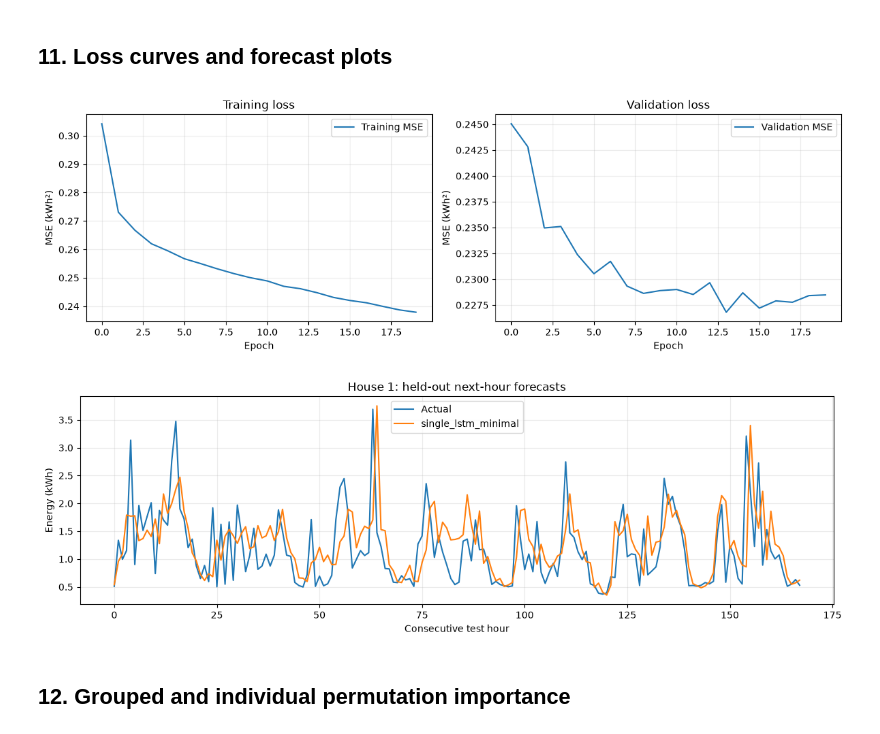
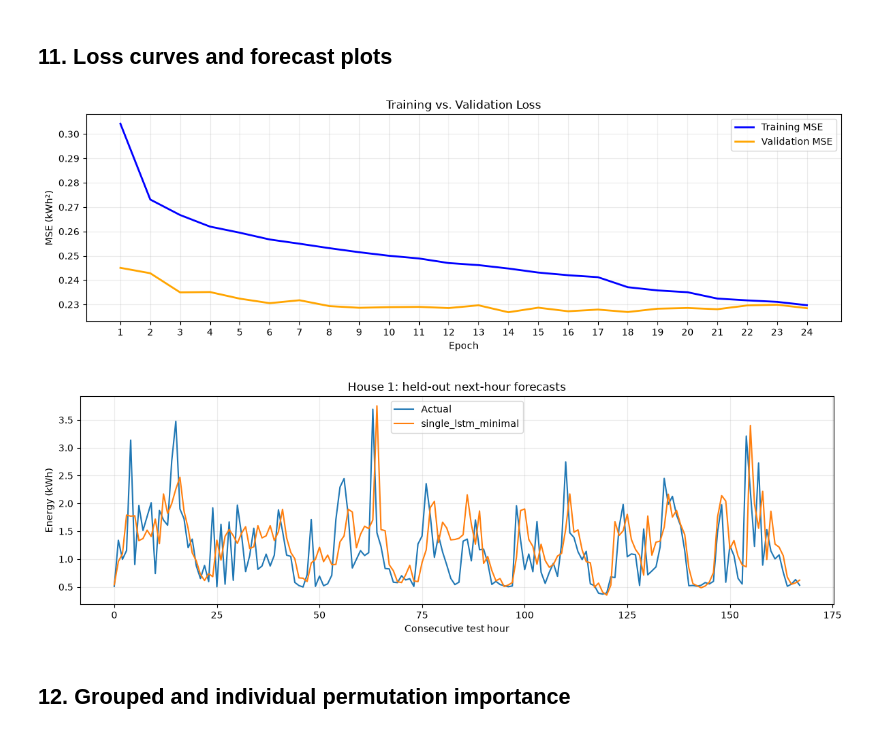
Before and after one commit to punrong/load-forecasting, a Jupyter notebook: experiment/one_lstm_layer.ipynb, the cells around one changed output. Saved outputs shown, nothing was run; the diff lists cells and outputs as text; code cells hidden in the pictures.

Commit message:
Update one lstm layer

```diff
--- a/experiment/one_lstm_layer.ipynb
+++ b/experiment/one_lstm_layer.ipynb
@@ -19,7 +19,7 @@ import keras
 from keras import ops
 from keras.layers import Input, LSTM, Dense
 from keras.optimizers import Adam
-from keras.callbacks import EarlyStopping, Callback
+from keras.callbacks import EarlyStopping, ReduceLROnPlateau, Callback
 from keras.metrics import MeanAbsoluteError, RootMeanSquaredError, MeanAbsolutePercentageError
 
 MODEL_TAG = "single_lstm_minimal"
@@ -31,8 +31,9 @@ VAL_FRACTION = 0.15
 TEST_FRACTION = 0.15
 LSTM_UNITS = 64  # Number of hidden units in the only LSTM layer
 BATCH_SIZE = 256
-EPOCHS = 35
-PATIENCE = 6
+EPOCHS = 100
+EARLY_STOP_PATIENCE = 10
+REDUCE_LEARNING_RATE_PATIENCE = 3
 LEARNING_RATE = 0.001
 IMPORTANCE_N = 1024
 PERM_REPEATS = 3
@@ -495,7 +496,7 @@ Model: "single_lstm_minimal"
 Total parameters: 25921
 # %%
 # Diagram shows the actual model; no architecture-switch flags.
-stages = ['History input\\n(24 × N_FEATURES)', 'One LSTM (64 units)\\nfinal state only', 'Dense(1), linear\\nnext-hour kWh']
+stages = ['History input\n(24 × N_FEATURES)', 'One LSTM (64 units)\nfinal state only', 'Dense(1), linear\nnext-hour kWh']
 fig, ax = plt.subplots(figsize=(8, max(4, 0.85 * len(stages) + 1)))
 ax.set_xlim(0, 10)
 ax.set_ylim(0, len(stages) + 0.4)
@@ -635,36 +647,89 @@ test_smape                32.590088
 # %% [markdown]
 ## 11. Loss curves and forecast plots
 # %%
-fig, axes = plt.subplots(1, 2, figsize=(12, 4))
-axes[0].plot(history.history["loss"], label="Training MSE")
-axes[1].plot(history.history["val_loss"], label="Validation MSE")
-for ax in axes:
-    ax.set(xlabel="Epoch", ylabel="MSE (kWh²)"); ax.grid(alpha=.25); ax.legend()
-axes[0].set_title("Training loss"); axes[1].set_title("Validation loss")
-fig.tight_layout(); fig.savefig(OUTPUT_DIR / "loss.png", dpi=150); plt.show()
+# Plot training and validation MSE in the same figure.
+fig, ax = plt.subplots(figsize=(12, 4))
+
+epochs = np.arange(1, len(history.history["loss"]) + 1)
+
+ax.plot(
+    epochs,
+    history.history["loss"],
+    label="Training MSE",
+    color="blue",
+    linewidth=2
+)
+
+ax.plot(
+    epochs,
+    history.history["val_loss"],
+    label="Validation MSE",
+    color="orange",
+    linewidth=2
+)
+
+ax.set(
+    xlabel="Epoch",
+    ylabel="MSE (kWh²)",
+    title="Training vs. Validation Loss"
+)
+ax.set_xticks(epochs)
+ax.grid(alpha=0.25)
+ax.legend()
+
+fig.tight_layout()
+fig.savefig(OUTPUT_DIR / "loss.png", dpi=150)
+plt.show()
+
 
 def prepared_windows(target_rows):
-    X = np.stack([raw_values[t-WINDOW_SIZE:t] for t in target_rows]).astype(np.float32)
+    X = np.stack([
+        raw_values[t-WINDOW_SIZE:t]
+        for t in target_rows
+    ]).astype(np.float32)
+
     for col_name, (mu, sd) in INPUT_SCALERS.items():
         j = FEATURE_COLUMNS.index(col_name)
         X[:, :, j] = (X[:, :, j] - mu) / sd
+
     return X
+
 
 # Show a contiguous test segment from the first house.
 ix = split_target_indices["test"]
 first_house = df.iloc[ix[0]]["House"]
-segment_ix = ix[df.iloc[ix]["House"].to_numpy() == first_house][:168]
+
+segment_ix = ix[
+    df.iloc[ix]["House"].to_numpy() == first_house
+][:168]
+
 actual = raw_values[segment_ix, energy_index]
-predicted = model.predict(prepared_windows(segment_ix), batch_size=BATCH_SIZE, verbose=0).reshape(-1)
+
+predicted = model.predict(
+    prepared_windows(segment_ix),
+    batch_size=BATCH_SIZE,
+    verbose=0
+).reshape(-1)
+
 fig, ax = plt.subplots(figsize=(12, 4))
+
 ax.plot(actual, label="Actual")
 ax.plot(predicted, label=MODEL_TAG)
-ax.set(xlabel="Consecutive test hour", ylabel="Energy (kWh)",
-       title=f"House {first_house}: held-out next-hour forecasts")
-ax.grid(alpha=.25); ax.legend(); fig.tight_layout()
-fig.savefig(OUTPUT_DIR / "prediction.png", dpi=150); plt.show()
+
+ax.set(
+    xlabel="Consecutive test hour",
+    ylabel="Energy (kWh)",
+    title=f"House {first_house}: held-out next-hour forecasts"
+)
+
+ax.grid(alpha=0.25)
+ax.legend()
+
+fig.tight_layout()
+fig.savefig(OUTPUT_DIR / "prediction.png", dpi=150)
+plt.show()
 # %% [output]
-[figure, old version]
+[figure, new version]
 [figure]
 # %% [markdown]
 ## 12. Grouped and individual permutation importance
```
Also changed, not shown: parts of 3 cells of this notebook.
